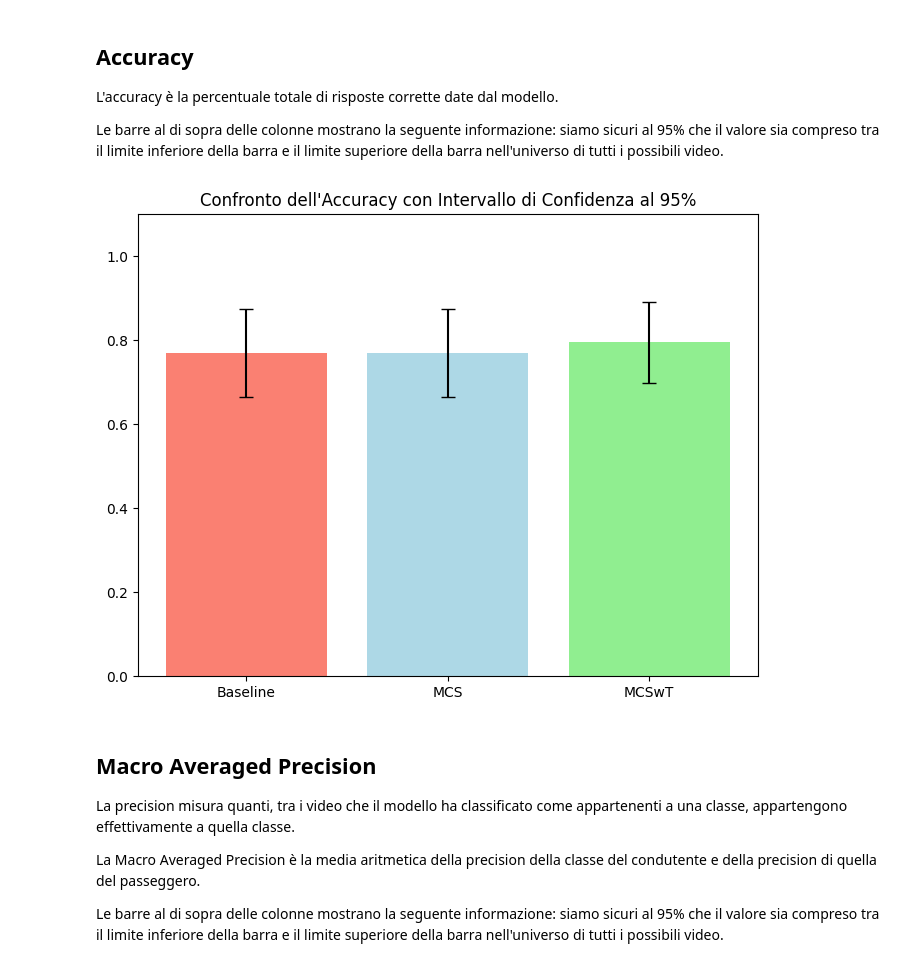
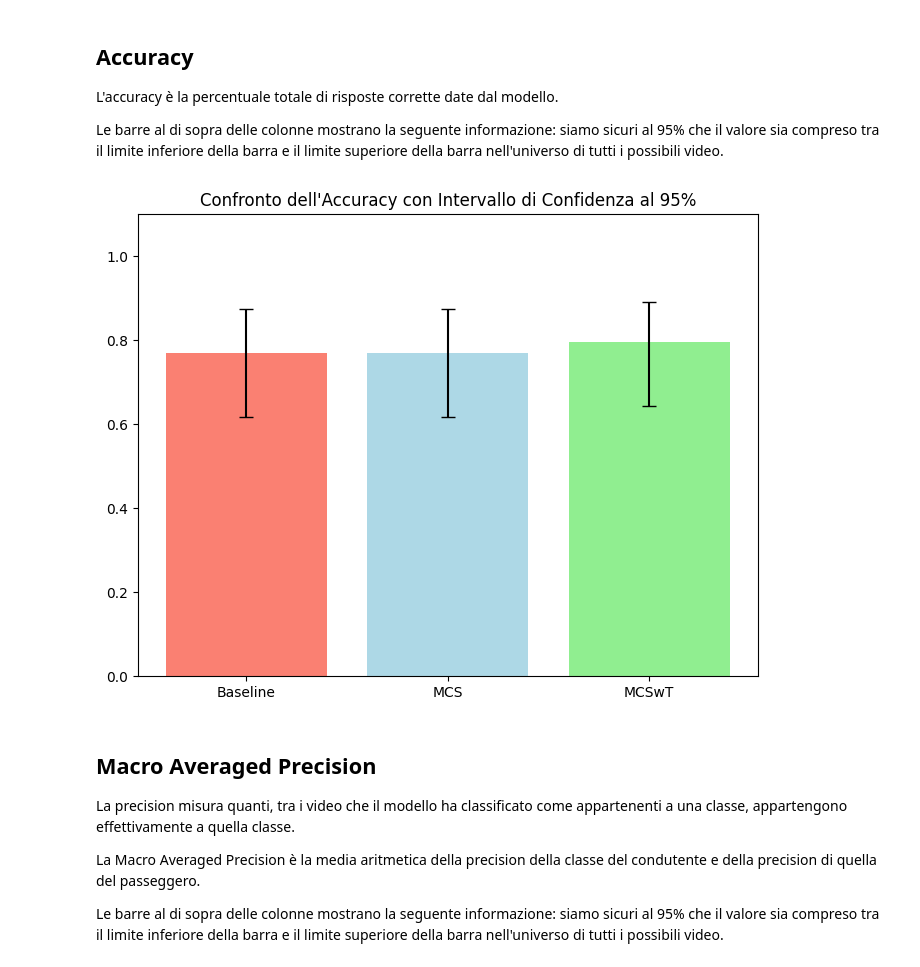
Before and after one commit to WebberMark02/detecting-smartphone-usage, a Jupyter notebook: first_milestone.ipynb, the cells around one changed output. Saved outputs shown, nothing was run; the diff lists cells and outputs as text; code cells hidden in the pictures.

```diff
--- a/first_milestone.ipynb
+++ b/first_milestone.ipynb
@@ -397,7 +397,6 @@ def predict_on_one_video(video_directory, classification_confidence_list = [0.5,
       frame_classifications[MCSwT_name].append(MCS_with_treshold_activation(results, special_objects_names, 0.2))
 
     if frame_counter > (window_size - 1):
-      # Chiamata corretta senza sovrascritture nel loop: get_window_classifications accumula la finestra internamente
       window_driver_classifications, window_passenger_classifications = get_window_classifications(frame_classifications, heuristics, frame_counter, window_size)
       driver_frames, passenger_frames, none_frames = update_classifications(window_driver_classifications, driver_frames, window_passenger_classifications, passenger_frames, heuristics, none_frames)
 
@@ -414,14 +413,12 @@ def predict_on_one_video(video_directory, classification_confidence_list = [0.5,
                 fails[k][heuristic] = window_counter
                 frame_accuracy[k][heuristic] = (accuracy[heuristic], frame_sec)
     frame_counter += 1
-    # quando abbiamo ormai scannerizzato tutto il video, andiamo a vedere le percentuali di fallimento sull'accuracy e salviamo il tempo effettivo in cui si ferma il video
-    if frame_counter == (total_frames - 1):
+    if frame_counter == total_frames:
       print("entrato in fails")
       for heuristic in heuristics:
         for k in range(0, len(classification_confidence_list)):
           if frame_accuracy[k].get(heuristic) == None:
             fails[k][heuristic] = 1
-            # Utilizziamo frame_sec (il tempo di arresto effettivo/fine scansione) al posto della costante fissa sec
             frame_accuracy[k][heuristic] = (accuracy[heuristic], frame_sec)
           else:
             fails[k][heuristic] = 0
@@ -687,19 +684,30 @@ Le barre al di sopra delle colonne mostrano la seguente informazione: siamo sicu
 # %%
 import os
 os.makedirs('/content/gdrive/MyDrive/tesi/first-milestone-plots', exist_ok=True)
 
 x_axis_tags = ["Baseline", "MCS", "MCSwT"]
 y_axis_tags = [baseline_accuracy, mcs_accuracy, mcswt_accuracy]
-error_bars = [baseline_accuracy_confidence_interval[1] - baseline_accuracy, mcs_accuracy_confidence_interval[1] - mcs_accuracy, mcswt_accuracy_confidence_interval[1] - mcswt_accuracy]
+
+lower_errors = [
+    baseline_accuracy - baseline_accuracy_confidence_interval[0],
+    mcs_accuracy - mcs_accuracy_confidence_interval[0],
+    mcswt_accuracy - mcswt_accuracy_confidence_interval[0]
+]
+upper_errors = [
+    baseline_accuracy_confidence_interval[1] - baseline_accuracy,
+    mcs_accuracy_confidence_interval[1] - mcs_accuracy,
+    mcswt_accuracy_confidence_interval[1] - mcswt_accuracy
+]
+asymmetric_error = [lower_errors, upper_errors]
 
 plt.figure(figsize=(8, 6))
-plt.bar(x=x_axis_tags, height=y_axis_tags, yerr=error_bars, capsize=5, color=['salmon', 'lightblue', 'lightgreen'])
+plt.bar(x=x_axis_tags, height=y_axis_tags, yerr=asymmetric_error, capsize=5, color=['salmon', 'lightblue', 'lightgreen'])
 plt.title("Confronto dell'Accuracy con Intervallo di Confidenza al 95%")
 plt.ylim(0, 1.1)
 plt.savefig('/content/gdrive/MyDrive/tesi/first-milestone-plots/accuracy_comparison.png', dpi=300, bbox_inches='tight')
 plt.show()
 # %% [output]
-[figure, old version]
+[figure, new version]
 # %% [markdown]
 ## Macro Averaged Precision
 La precision misura quanti, tra i video che il modello ha classificato come appartenenti a una classe, appartengono effettivamente a quella classe.
```
Also changed, not shown: parts of 6 cells of this notebook.
